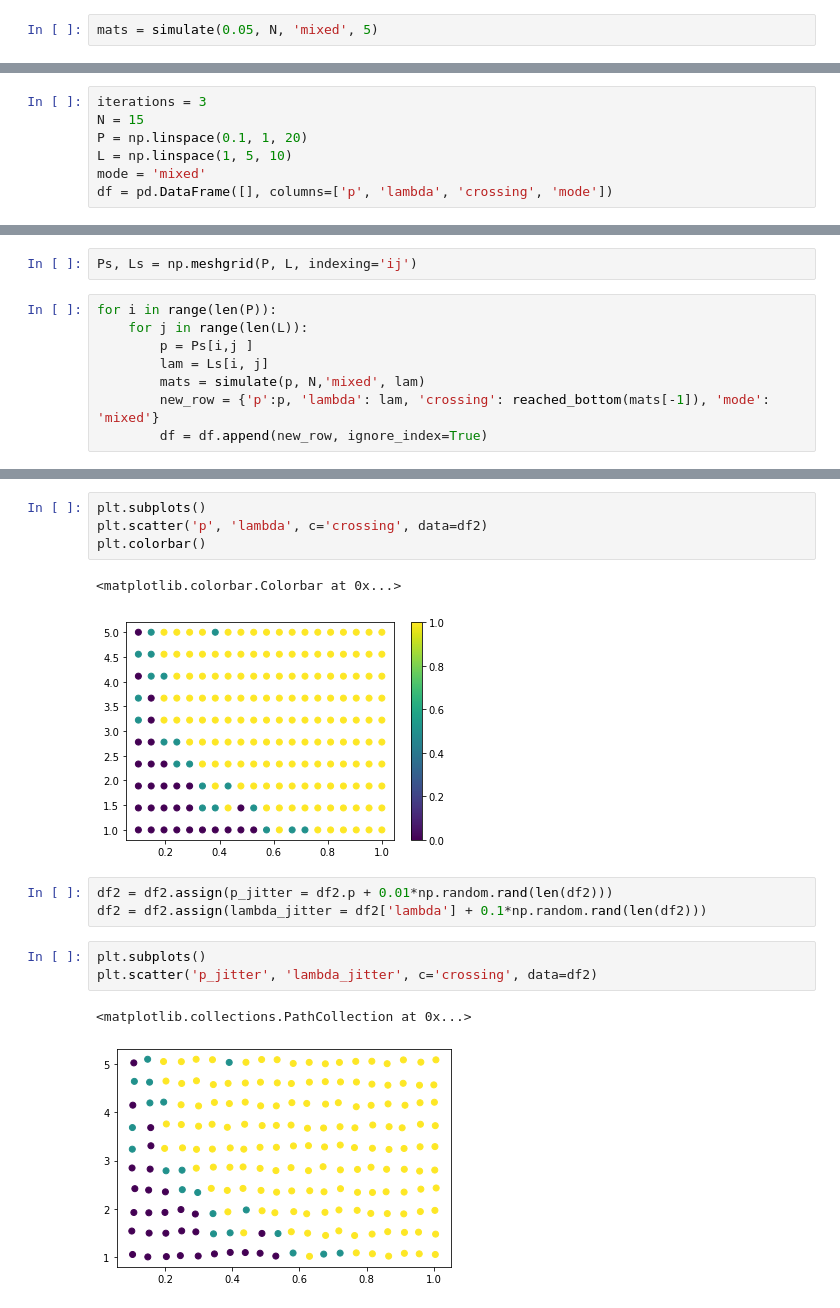
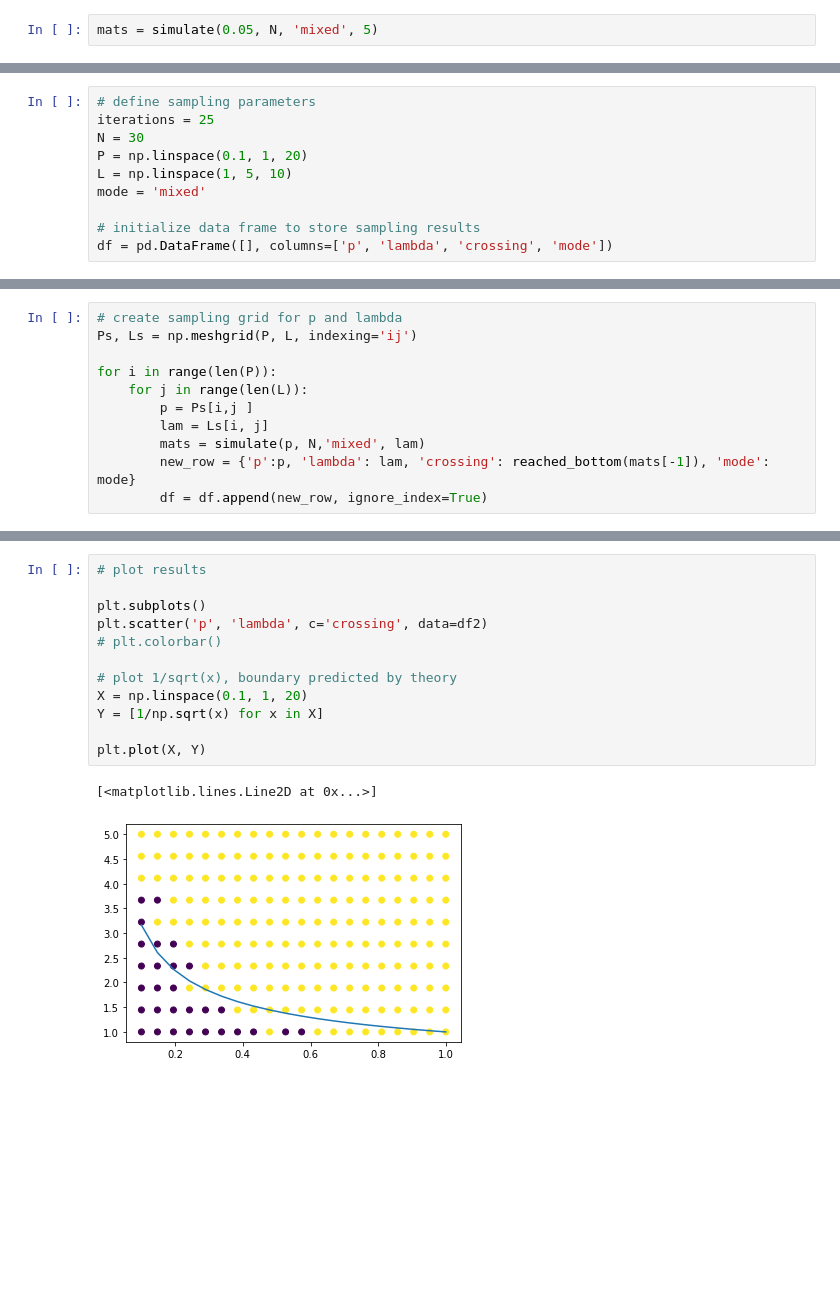
Before and after one commit to advancedchimp/bushfire_percolation, a Jupyter notebook: Percolation.ipynb, the cells around one changed output, grey strips where cells are left out. Drawn from its saved outputs; the diff is of its cells as text; blank space fills up the shorter version.

Commit message:
add description for masked distribution analysis and theory prediction

```diff
--- a/Percolation.ipynb
+++ b/Percolation.ipynb
@@ -390,7 +396,10 @@ animate(mats, 'poisson')
 # %%
-iterations = 3
-N = 15
+# define sampling parameters
+iterations = 25
+N = 30
 P = np.linspace(0.1, 1, 20)
 L = np.linspace(1, 5, 10)
 mode = 'mixed'
+
+# initialize data frame to store sampling results
 df = pd.DataFrame([], columns=['p', 'lambda', 'crossing', 'mode'])
@@ -402,11 +406,12 @@ array([1.        , 1.44444444, 1.88888889, 2.33333333, 2.77777778,
 # %%
+# create sampling grid for p and lambda
 Ps, Ls = np.meshgrid(P, L, indexing='ij')
+
+for i in range(len(P)):
+    for j in range(len(L)):
+        p = Ps[i,j ]
+        lam = Ls[i, j]
+        mats = simulate(p, N,'mixed', lam)
+        new_row = {'p':p, 'lambda': lam, 'crossing': reached_bottom(mats[-1]), 'mode': mode}
+        df = df.append(new_row, ignore_index=True)
-# %%
-for i in range(len(P)):
-    for j in range(len(L)):
-        p = Ps[i,j ]
-        lam = Ls[i, j]
-        mats = simulate(p, N,'mixed', lam)
-        new_row = {'p':p, 'lambda': lam, 'crossing': reached_bottom(mats[-1]), 'mode': 'mixed'}
-        df = df.append(new_row, ignore_index=True)
 # %%
@@ -413,17 +419,16 @@ for i in range(len(P)):
 df2 = df.groupby(['p', 'lambda']).mean().reset_index()
-# %%
-plt.subplots()
-plt.scatter('p', 'lambda', c='crossing', data=df2)
-plt.colorbar()
-# %% [output]
-<matplotlib.colorbar.Colorbar at 0x...>
-[figure, removed]
-# %%
-df2 = df2.assign(p_jitter = df2.p + 0.01*np.random.rand(len(df2)))
-df2 = df2.assign(lambda_jitter = df2['lambda'] + 0.1*np.random.rand(len(df2)))
-# %%
-plt.subplots()
-plt.scatter('p_jitter', 'lambda_jitter', c='crossing', data=df2)
-# %% [output]
-<matplotlib.collections.PathCollection at 0x...>
-[figure, removed]
+# %%
+# plot results
+
+plt.subplots()
+plt.scatter('p', 'lambda', c='crossing', data=df2)
+# plt.colorbar()
+
+# plot 1/sqrt(x), boundary predicted by theory
+X = np.linspace(0.1, 1, 20)
+Y = [1/np.sqrt(x) for x in X]
+
+plt.plot(X, Y)
+# %% [output]
+[<matplotlib.lines.Line2D at 0x...>]
+[figure, added]
```
Also changed, not shown: parts of 11 cells of this notebook.
